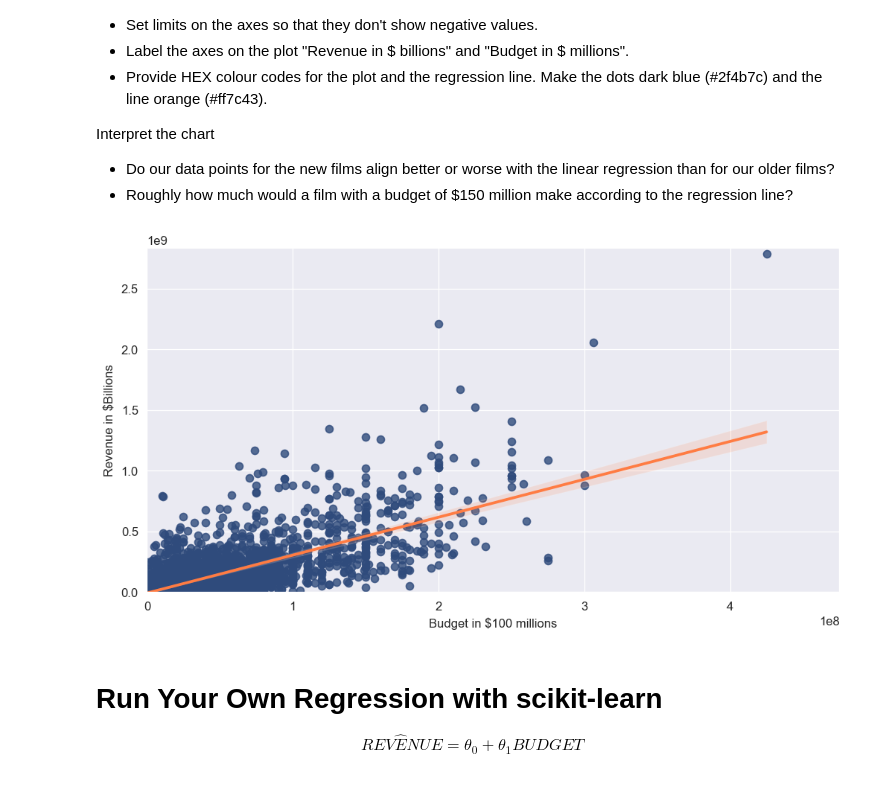
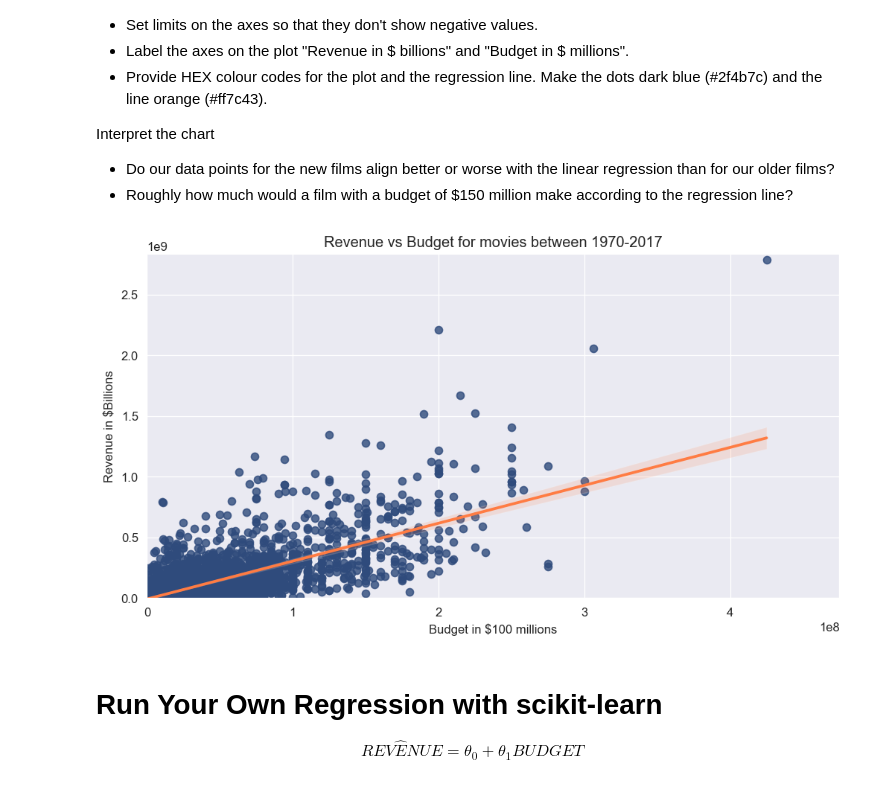
Before and after one commit to Xor01/MovieBudget-vs-Revenue, a Jupyter notebook: Seaborn_and_Linear_Regression.ipynb, the cells around one changed output. Saved outputs shown, nothing was run; the diff lists cells and outputs as text; code cells hidden in the pictures.

Commit message:
add title to new_films plot

```diff
--- a/Seaborn_and_Linear_Regression.ipynb
+++ b/Seaborn_and_Linear_Regression.ipynb
@@ -423,21 +423,22 @@ Interpret the chart
 # %%
 plt.figure(figsize=(10, 5), dpi=120)
 
 with sns.axes_style('darkgrid'):
     fig = sns.regplot(data=new_films,
                 x='USD_Production_Budget',
                 y='USD_Worldwide_Gross',
                 color='#2f4b7c',
                 line_kws={'color': '#ff7c43'}
                 )
     fig.set(
             ylim= (0, new_films['USD_Worldwide_Gross'].max() + 50000000),
             xlim=(0, new_films['USD_Production_Budget'].max()+ 50000000),
             ylabel='Revenue in $Billions',
-            xlabel='Budget in $100 millions'
+            xlabel='Budget in $100 millions',
+            title="Revenue vs Budget for movies between 1970-2017"
             )
 # %% [output]
-[figure, old version]
+[figure, new version]
 # %% [markdown]
 # Run Your Own Regression with scikit-learn
 
```
